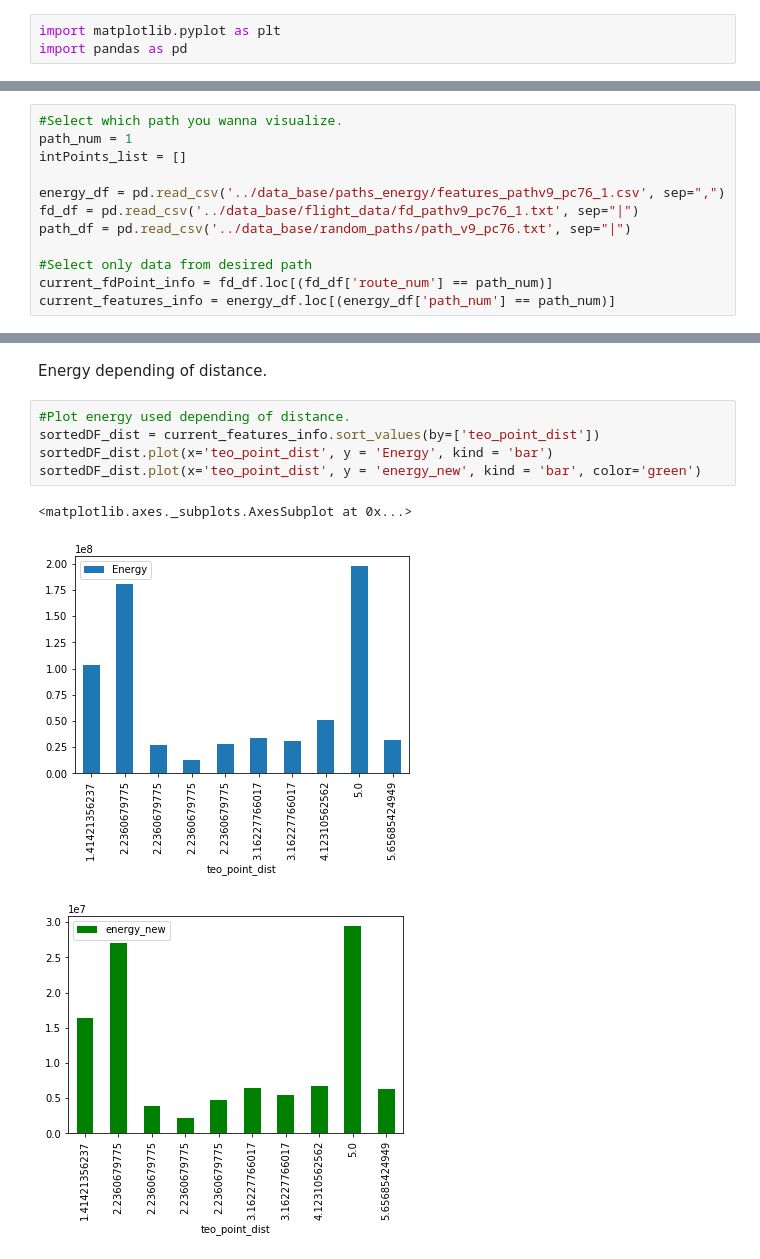
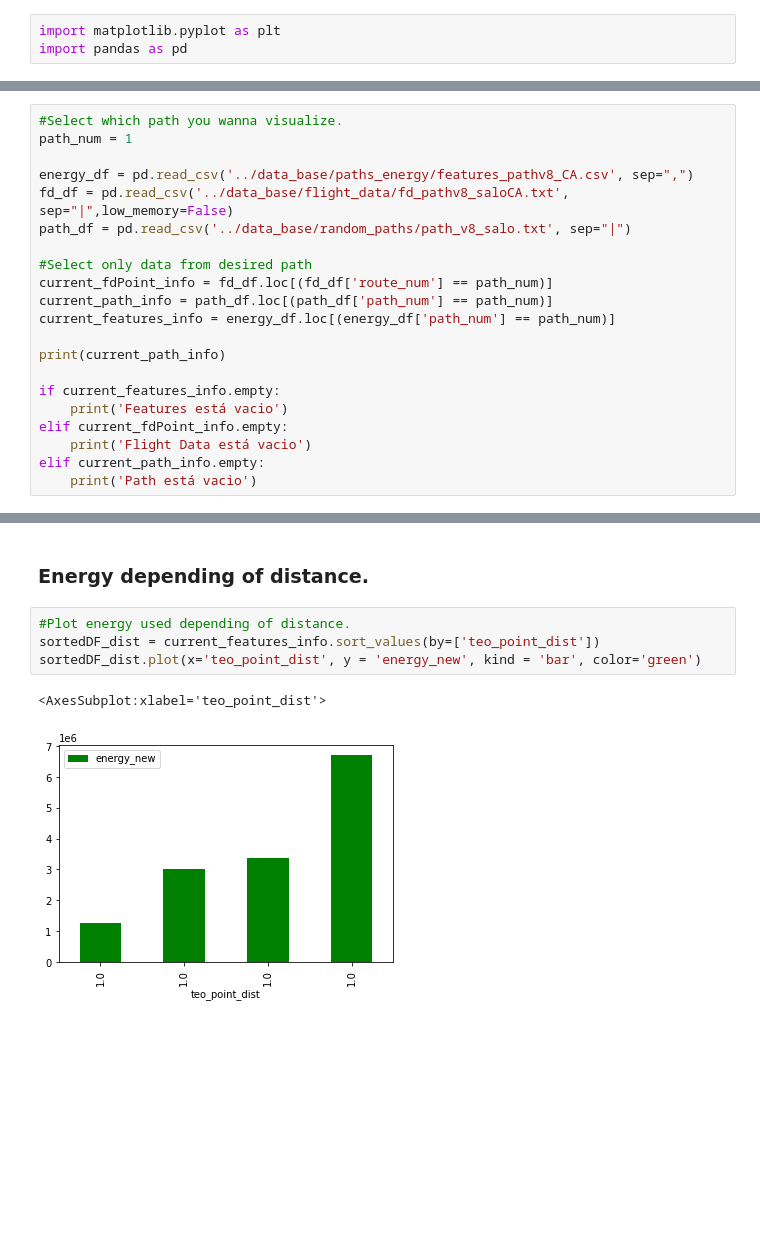
Before and after one commit to salogranada/drone_irrigation, a Jupyter notebook: src/scripts_ML/graphs.ipynb, the cells around one changed output, grey strips where cells are left out. Saved outputs shown, nothing was run; the diff lists cells and outputs as text; blank space fills up the shorter version.

Commit message:
New graphs with new computed data

```diff
--- a/src/scripts_ML/graphs.ipynb
+++ b/src/scripts_ML/graphs.ipynb
@@ -8,12 +8,21 @@ Open required data frames. PATH, FLIGHT DATA, ERROR AND FEATURES
 # %%
 #Select which path you wanna visualize.
 path_num = 1
-intPoints_list = []
 
-energy_df = pd.read_csv('../data_base/paths_energy/features_pathv9_pc76_1.csv', sep=",")
-fd_df = pd.read_csv('../data_base/flight_data/fd_pathv9_pc76_1.txt', sep="|")
-path_df = pd.read_csv('../data_base/random_paths/path_v9_pc76.txt', sep="|")
+energy_df = pd.read_csv('../data_base/paths_energy/features_pathv8_CA.csv', sep=",")
+fd_df = pd.read_csv('../data_base/flight_data/fd_pathv8_saloCA.txt', sep="|",low_memory=False)
+path_df = pd.read_csv('../data_base/random_paths/path_v8_salo.txt', sep="|")
 
 #Select only data from desired path
 current_fdPoint_info = fd_df.loc[(fd_df['route_num'] == path_num)]
+current_path_info = path_df.loc[(path_df['path_num'] == path_num)]
 current_features_info = energy_df.loc[(energy_df['path_num'] == path_num)]
+
+print(current_path_info)
+
+if current_features_info.empty:
+    print('Features está vacio')
+elif current_fdPoint_info.empty:
+    print('Flight Data está vacio')
+elif current_path_info.empty:
+    print('Path está vacio')
@@ -43,12 +59,10 @@ plt.show()
 # %% [markdown]
-Energy depending of distance.
+### Energy depending of distance.
 # %%
 #Plot energy used depending of distance.
 sortedDF_dist = current_features_info.sort_values(by=['teo_point_dist'])
-sortedDF_dist.plot(x='teo_point_dist', y = 'Energy', kind = 'bar')
 sortedDF_dist.plot(x='teo_point_dist', y = 'energy_new', kind = 'bar', color='green')
 # %% [output]
-<matplotlib.axes._subplots.AxesSubplot at 0x...>
+<AxesSubplot:xlabel='teo_point_dist'>
-[figure, old version]
+[figure, new version]
-[figure, removed]
 # %% [markdown]
```
Also changed, not shown: parts of 16 cells of this notebook.
